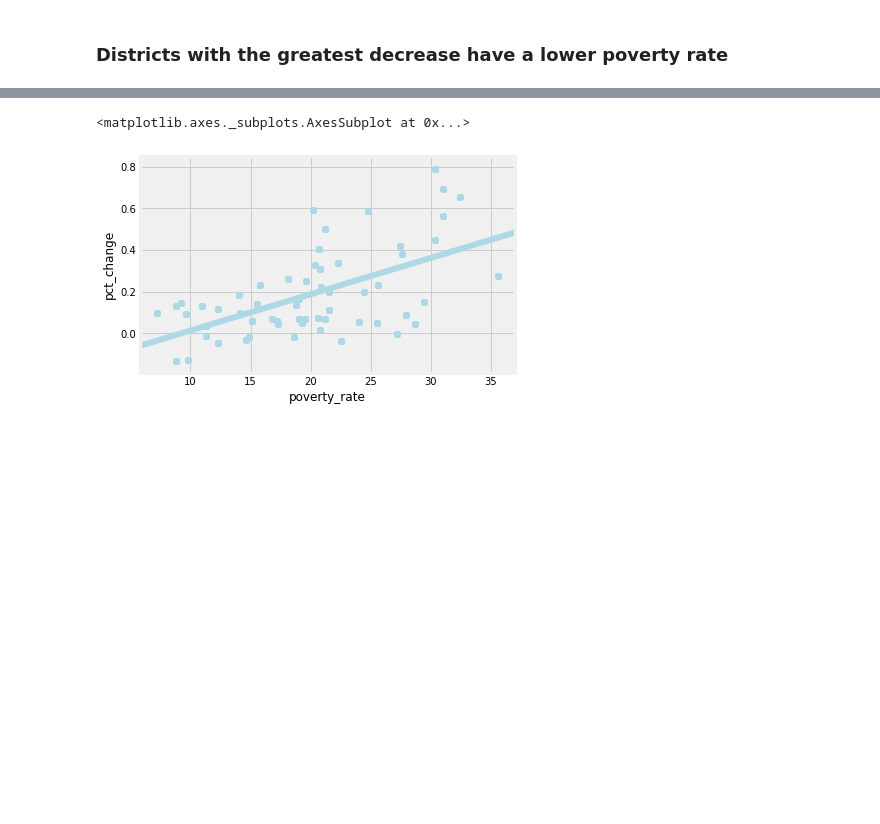
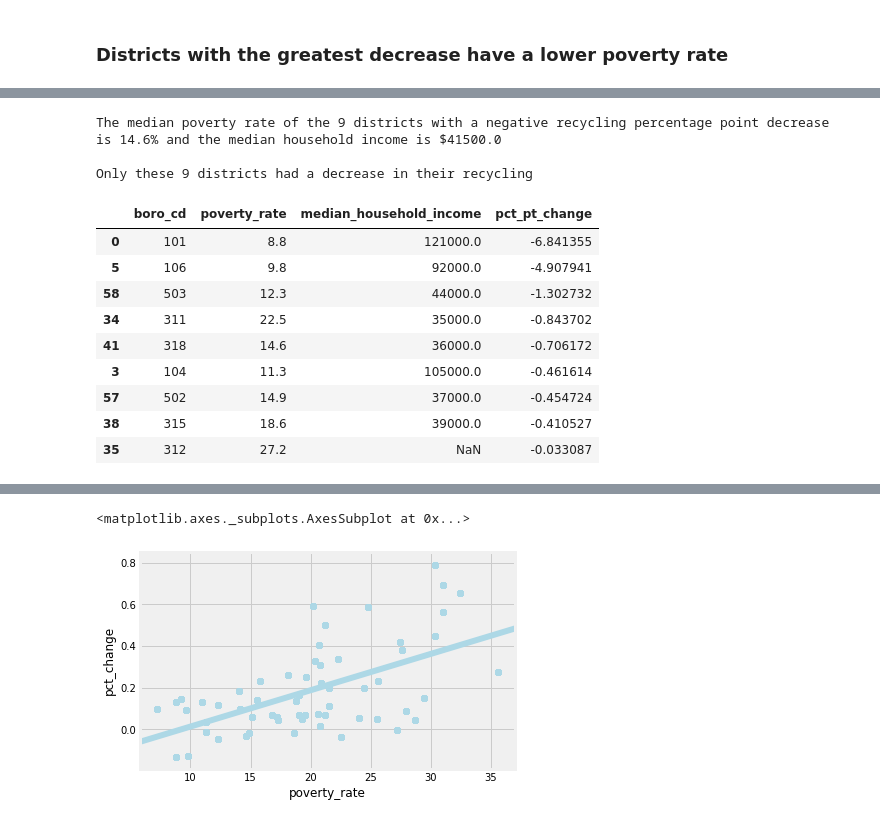
Before and after one commit to tongxuCai/NYC-recycling, a Jupyter notebook: src/data/NYC_Recycling_Sawyer.ipynb, the cells around one changed output, grey strips where cells are left out. Saved outputs shown, nothing was run; the diff lists cells and outputs as text; code cells hidden in the pictures; blank space fills up the shorter version.

```diff
--- a/src/data/NYC_Recycling_Sawyer.ipynb
+++ b/src/data/NYC_Recycling_Sawyer.ipynb
@@ -272 +266,23 @@ Nine of these 10 districts are recycling less than they were a decade ago, indic
+# %%
+neg = poverty_df[(poverty_df.pct_pt_change < 0)].sort_values('pct_pt_change', ascending=True)
+
+print('The median poverty rate of the 9 districts with a negative recycling percentage point decrease is ' + neg.poverty_rate.median().astype(str) + '% and the median household income is $'+neg.median_household_income.median().astype(str))
+
+print("\nOnly these 9 districts had a decrease in their recycling")
+
+neg[['boro_cd', 'poverty_rate', 'median_household_income', 'pct_pt_change']]
+# %% [output]
+The median poverty rate of the 9 districts with a negative recycling percentage point decrease is 14.6% and the median household income is $41500.0
+
+Only these 9 districts had a decrease in their recycling
+|  | boro_cd | poverty_rate | median_household_income | pct_pt_change |
+| 0 | 101 | 8.8 | 121000.0 | -6.841355 |
+| 5 | 106 | 9.8 | 92000.0 | -4.907941 |
+| 58 | 503 | 12.3 | 44000.0 | -1.302732 |
+| 34 | 311 | 22.5 | 35000.0 | -0.843702 |
+| 41 | 318 | 14.6 | 36000.0 | -0.706172 |
+| 3 | 104 | 11.3 | 105000.0 | -0.461614 |
+| 57 | 502 | 14.9 | 37000.0 | -0.454724 |
+| 38 | 315 | 18.6 | 39000.0 | -0.410527 |
+| 35 | 312 | 27.2 | NaN | -0.033087 |
 # %%
```
Also changed, not shown: parts of 9 cells of this notebook, 50 other files.
